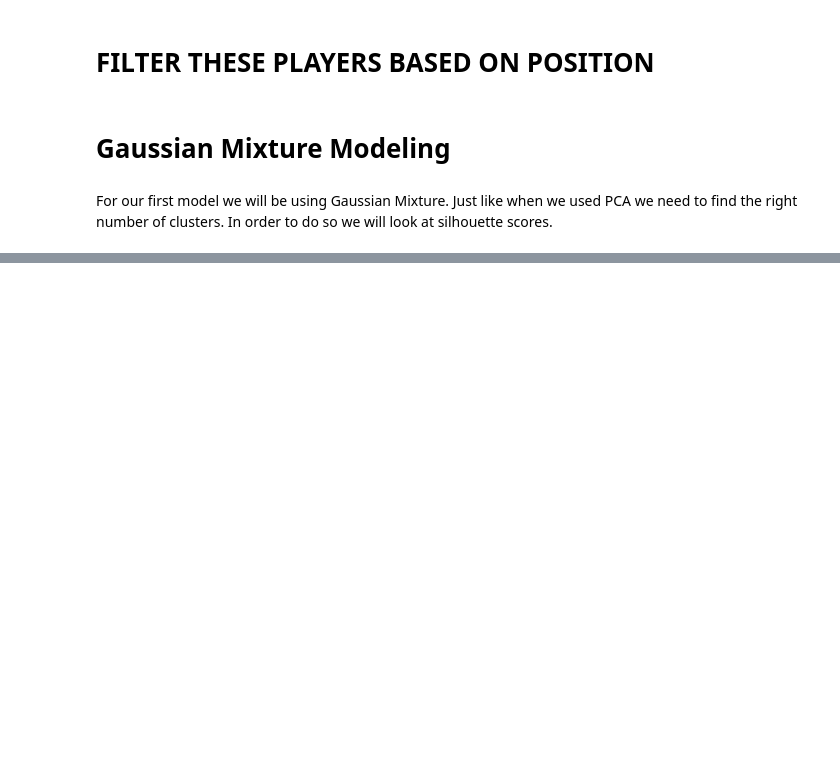
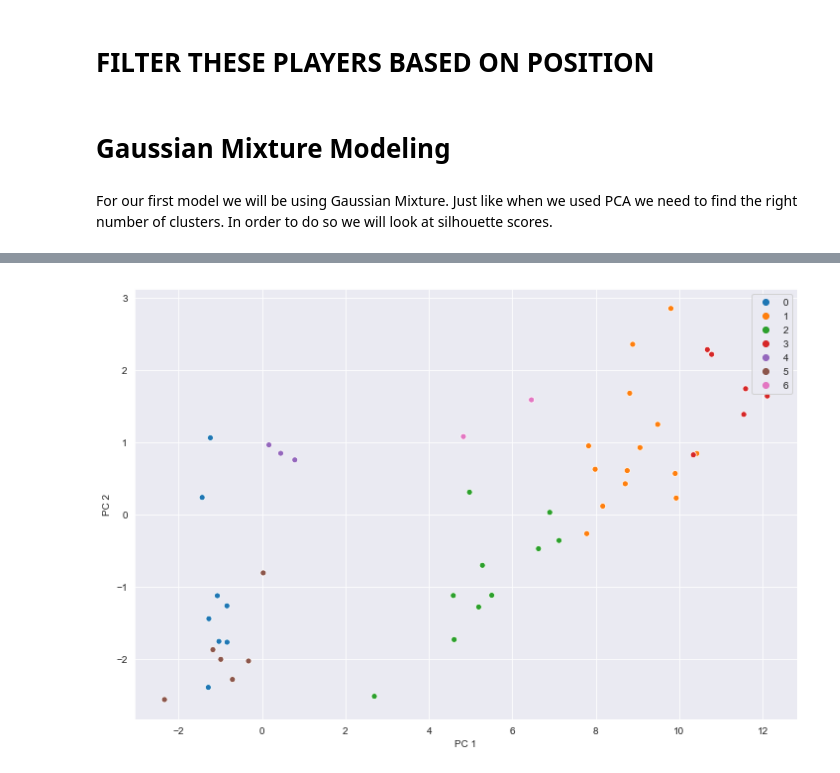
Before and after one commit to desaiiviral/Projects, a Jupyter notebook: Fantasy Ranking.ipynb, the cells around one changed output, grey strips where cells are left out. Saved outputs shown, nothing was run; the diff lists cells and outputs as text; code cells hidden in the pictures; blank space fills up the shorter version.

```diff
--- a/Fantasy Ranking.ipynb
+++ b/Fantasy Ranking.ipynb
@@ -224,3 +269,25 @@ One of the main problems with finding identifiable clusters is that we simply do
+# %%
+stats_norm_pos['QB'].drop(columns = 'Name', inplace=True)
+# %%
+#gmm using 7 components
+gmm = GaussianMixture(n_components = 7, covariance_type = 'full', random_state = 0).fit(stats_norm_pos['QB'])
+
+#labeling our points based on GMM
+labels = gmm.predict(stats_norm_pos['QB'])
+
+results = pd.DataFrame()
+results['Player'] = stats_norm_pos['QB'].index.values
+results['Cluster Number'] = labels
+stats_norm_pos['QB']['Cluster'] = labels
+
+#changing fig size
+plt.figure(figsize = (12,8))
+ax = sns.scatterplot(stats_norm_pos['QB']['PC 1'], stats_norm_pos['QB']['PC 2'], hue = labels, legend = 'full',
+                palette = current[0:7])
+#for i, txt in enumerate(stats_norm_pos['QB']['Name']):
+ #   ax.annotate(txt, (stats_norm_pos['QB']['PC 1']+0.25, stats_norm_pos['QB']['PC 2'][i]+0.2))
+# %% [output]
+[figure, added]
 # %%
 #gmm using 6 components
 gmm = GaussianMixture(n_components = 8, covariance_type = 'full', random_state = 0).fit(a)
```
Also changed, not shown: parts of 11 cells of this notebook.
